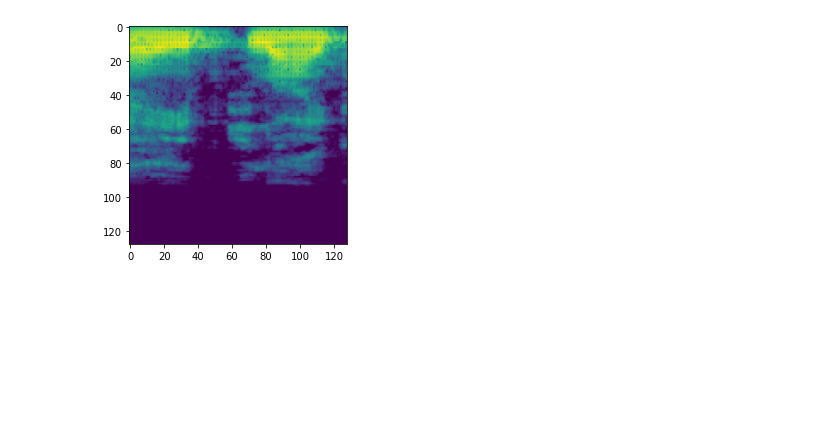
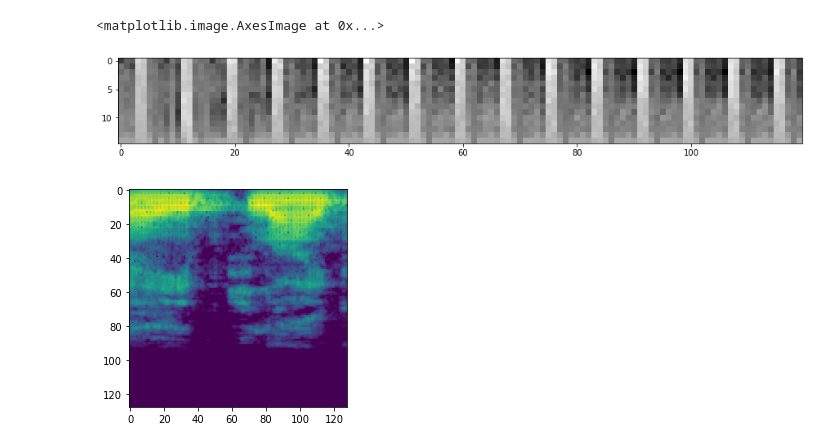
Before and after one commit to Stsh4lson/speech-to-age-gender, a Jupyter notebook: testing_autoencoder.ipynb, the cells around one changed output. Saved outputs shown, nothing was run; the diff lists cells and outputs as text; code cells hidden in the pictures; blank space fills up the shorter version.

```diff
--- a/testing_autoencoder.ipynb
+++ b/testing_autoencoder.ipynb
@@ -141,7 +159,8 @@ Epoch 00005: val_loss improved from 0.00838 to 0.00796, saving model to saved_mo
 5569/5569 [==============================] - 333s 60ms/step - loss: 0.0082 - mae: 0.0637 - mse: 0.0082 - val_loss: 0.0080 - val_mae: 0.0630 - val_mse: 0.0080
 Epoch 6/30
 # %%
-model = tf.keras.models.load_model(r'saved_models\checkpoints\autoencode_model_log12_03_2020_04_27.h5')
+model = tf.keras.models.load_model(r'saved_models\checkpoints\autoencode_model_log12_03_2020_19_23.h5')
+encoder = tf.keras.models.Model(inputs=model.layers[0].input, outputs=model.layers[7].output)
 # %%
 for x,x in dataset_val.take(1):
     data = x
@@ -159,3 +169,9 @@ plt.show()
+# %%
+encoded = encoder.predict(x)
+plt.imshow(np.reshape(prd[0,:,:,:], (15,-1)), cmap='gray')
+# %% [output]
+<matplotlib.image.AxesImage at 0x...>
+[figure, added]
 # %%
 # %% [output]
 [figure]
```
Also changed, not shown: parts of 2 cells of this notebook, 7 other files.
